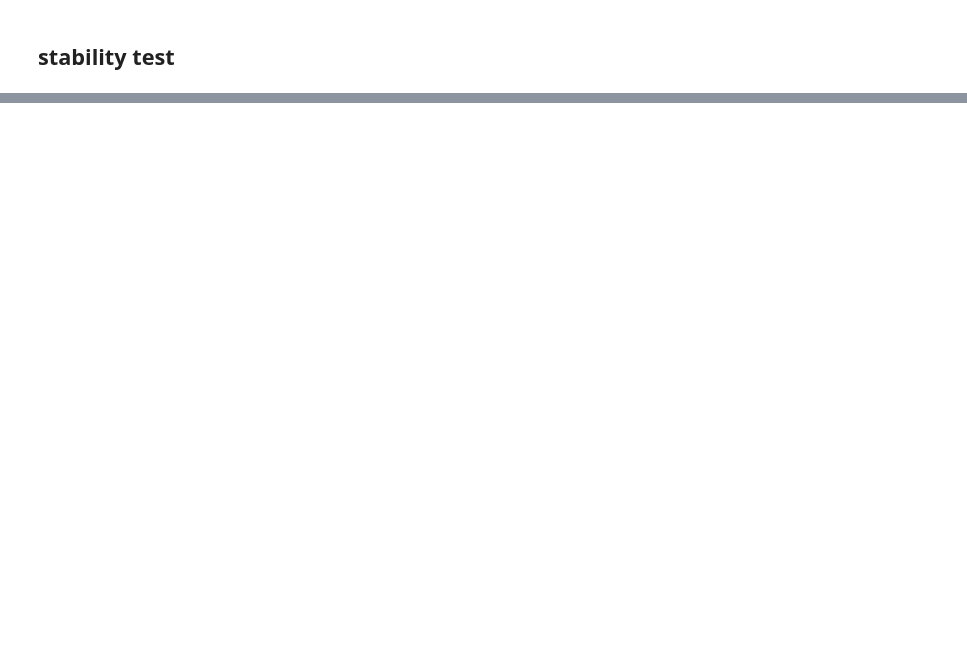
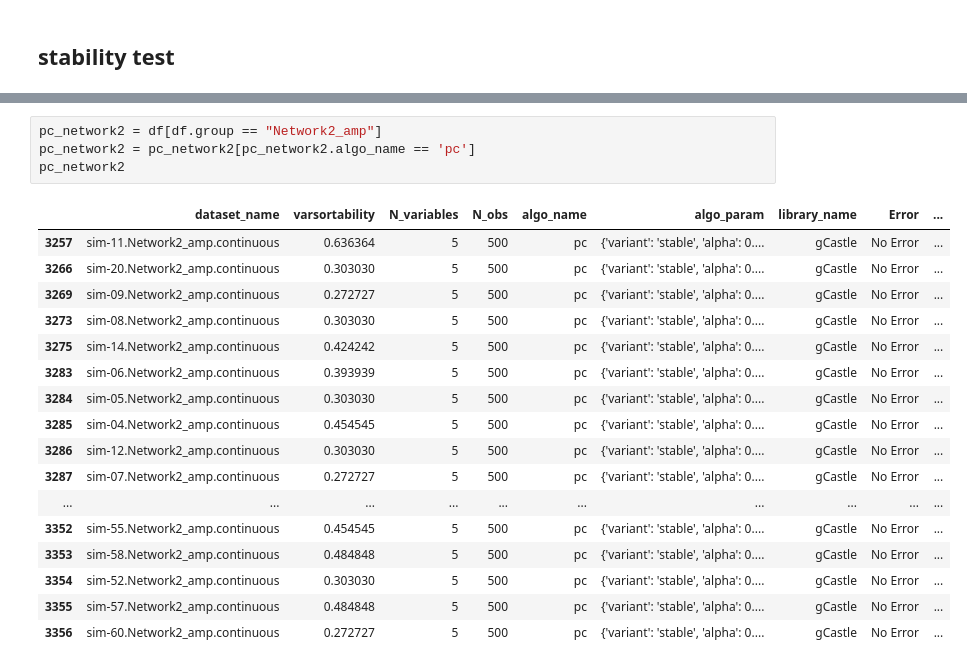
Before and after one commit to ravivanpong/CausalBench, a Jupyter notebook: evaluation/Evaluation_gcastle6_on_feedback.ipynb, the cells around one changed output, grey strips where cells are left out. Cells and saved outputs as stored; diff of their text form; blank space fills up the shorter version.

```diff
--- a/evaluation/Evaluation_gcastle6_on_feedback.ipynb
+++ b/evaluation/Evaluation_gcastle6_on_feedback.ipynb
@@ -342,0 +445,22 @@ max     0.85   0.80       0.90          0.90   0.86
+# %%
+pc_network2 = df[df.group == "Network2_amp"]
+pc_network2 = pc_network2[pc_network2.algo_name == 'pc']
+pc_network2
+# %% [output]
+|  | dataset_name | varsortability | N_variables | N_obs | algo_name | algo_param | library_name | Error | ... |
+| 3257 | sim-11.Network2_amp.continuous | 0.636364 | 5 | 500 | pc | {'variant': 'stable', 'alpha': 0.... | gCastle | No Error | ... |
+| 3266 | sim-20.Network2_amp.continuous | 0.303030 | 5 | 500 | pc | {'variant': 'stable', 'alpha': 0.... | gCastle | No Error | ... |
+| 3269 | sim-09.Network2_amp.continuous | 0.272727 | 5 | 500 | pc | {'variant': 'stable', 'alpha': 0.... | gCastle | No Error | ... |
+| 3273 | sim-08.Network2_amp.continuous | 0.303030 | 5 | 500 | pc | {'variant': 'stable', 'alpha': 0.... | gCastle | No Error | ... |
+| 3275 | sim-14.Network2_amp.continuous | 0.424242 | 5 | 500 | pc | {'variant': 'stable', 'alpha': 0.... | gCastle | No Error | ... |
+| 3283 | sim-06.Network2_amp.continuous | 0.393939 | 5 | 500 | pc | {'variant': 'stable', 'alpha': 0.... | gCastle | No Error | ... |
+| 3284 | sim-05.Network2_amp.continuous | 0.303030 | 5 | 500 | pc | {'variant': 'stable', 'alpha': 0.... | gCastle | No Error | ... |
+| 3285 | sim-04.Network2_amp.continuous | 0.454545 | 5 | 500 | pc | {'variant': 'stable', 'alpha': 0.... | gCastle | No Error | ... |
+| 3286 | sim-12.Network2_amp.continuous | 0.303030 | 5 | 500 | pc | {'variant': 'stable', 'alpha': 0.... | gCastle | No Error | ... |
+| 3287 | sim-07.Network2_amp.continuous | 0.272727 | 5 | 500 | pc | {'variant': 'stable', 'alpha': 0.... | gCastle | No Error | ... |
+| ... | ... | ... | ... | ... | ... | ... | ... | ... | ... |
+| 3352 | sim-55.Network2_amp.continuous | 0.454545 | 5 | 500 | pc | {'variant': 'stable', 'alpha': 0.... | gCastle | No Error | ... |
+| 3353 | sim-58.Network2_amp.continuous | 0.484848 | 5 | 500 | pc | {'variant': 'stable', 'alpha': 0.... | gCastle | No Error | ... |
+| 3354 | sim-52.Network2_amp.continuous | 0.303030 | 5 | 500 | pc | {'variant': 'stable', 'alpha': 0.... | gCastle | No Error | ... |
+| 3355 | sim-57.Network2_amp.continuous | 0.484848 | 5 | 500 | pc | {'variant': 'stable', 'alpha': 0.... | gCastle | No Error | ... |
+| 3356 | sim-60.Network2_amp.continuous | 0.272727 | 5 | 500 | pc | {'variant': 'stable', 'alpha': 0.... | gCastle | No Error | ... |
```
Also changed, not shown: parts of 23 cells of this notebook, 6 other files.
